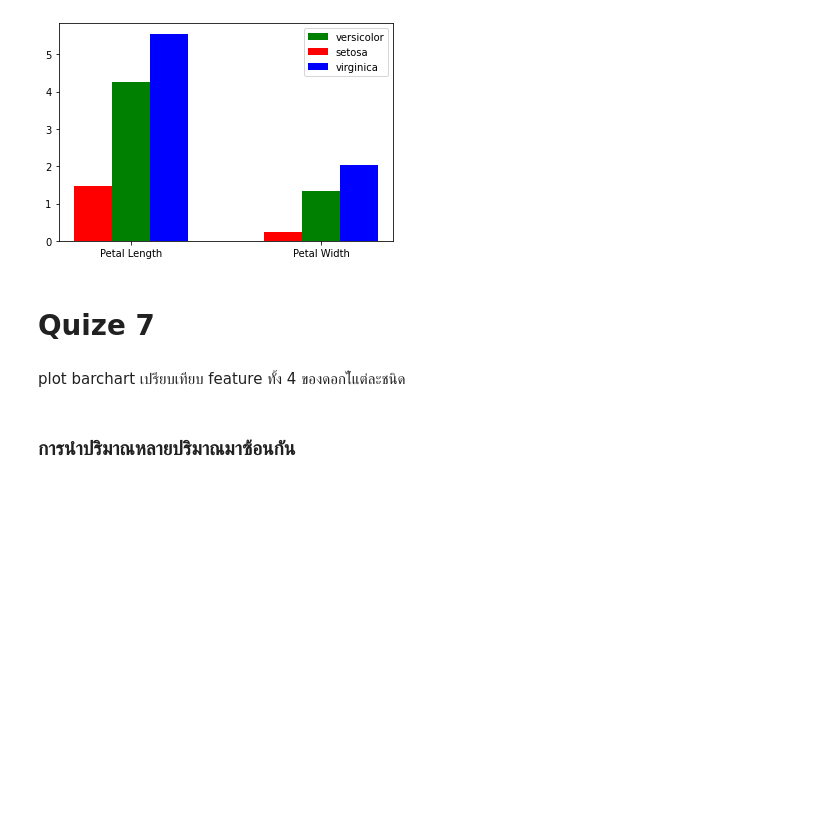
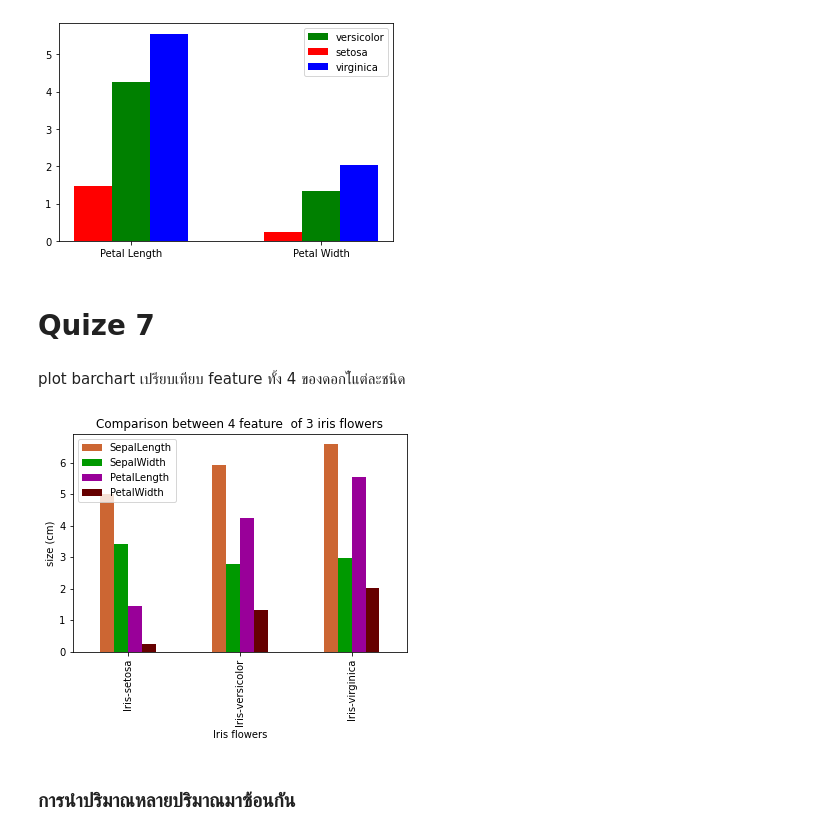
Before and after one commit to Suriya6744/BasicProg_DataViz65, a Jupyter notebook: DataViz04_Data_Comparison.ipynb, the cells around one changed output. Saved outputs shown, nothing was run; the diff lists cells and outputs as text; code cells hidden in the pictures; blank space fills up the shorter version.

```diff
--- a/DataViz04_Data_Comparison.ipynb
+++ b/DataViz04_Data_Comparison.ipynb
@@ -288,6 +285,15 @@ plt.legend();
 # Quize 7
 # %% [markdown]
 plot barchart เปรียบเทียบ feature ทั้ง 4 ของดอกไ้แต่ละชนิด
+# %%
+sample_data.plot(kind='bar',color=['#CC6633','#009900','#990099','#660000'])
+sample_data.reset_index()['Name']
+plt.ylabel('size (cm)')
+plt.xlabel('Iris flowers')
+plt.title('Comparison between 4 feature  of 3 iris flowers')
+plt.legend();
+# %% [output]
+[figure, added]
 # %% [markdown]
 ### การนำปริมาณหลายปริมาณมาซ้อนกัน
 # %% [markdown]
```
Also changed, not shown: parts of 2 cells of this notebook.
